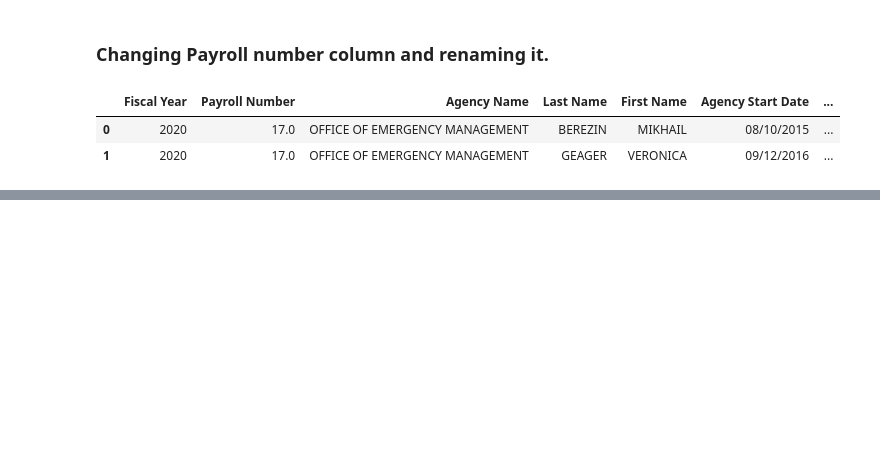
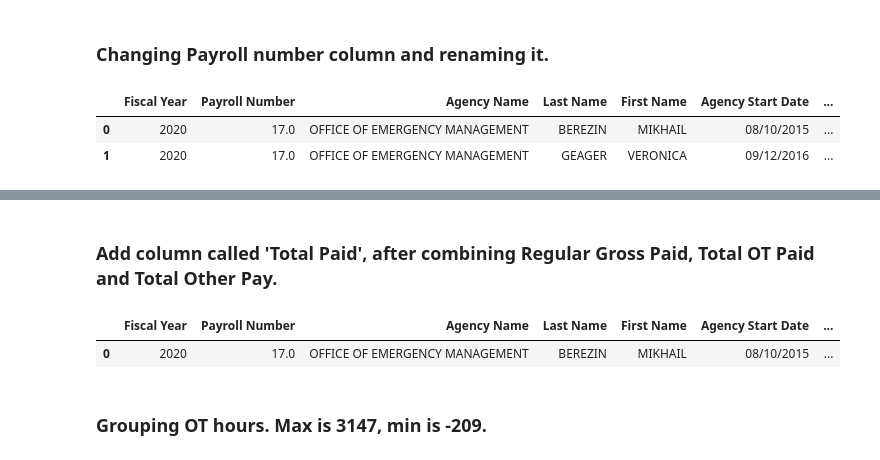
Before and after one commit to sachin17git/NYC-Payroll-Analysis, a Jupyter notebook: preprocess.ipynb, the cells around one changed output, grey strips where cells are left out. Saved outputs shown, nothing was run; the diff lists cells and outputs as text; code cells hidden in the pictures; blank space fills up the shorter version.

```diff
--- a/preprocess.ipynb
+++ b/preprocess.ipynb
@@ -146,0 +175,10 @@ new_data.head(2)
+# %% [markdown]
+### Add column called 'Total Paid', after combining Regular Gross Paid, Total OT Paid and Total Other Pay.
+# %%
+new_data["Total Paid"] = new_data["Regular Gross Paid"] + new_data["Total OT Paid"] + new_data["Total Other Pay"]
+new_data.head(1)
+# %% [output]
+|  | Fiscal Year | Payroll Number | Agency Name | Last Name | First Name | Agency Start Date | ... |
+| 0 | 2020 | 17.0 | OFFICE OF EMERGENCY MANAGEMENT | BEREZIN | MIKHAIL | 08/10/2015 | ... |
+# %% [markdown]
+### Grouping OT hours. Max is 3147, min is -209.
```
Also changed, not shown: parts of 12 cells of this notebook.
